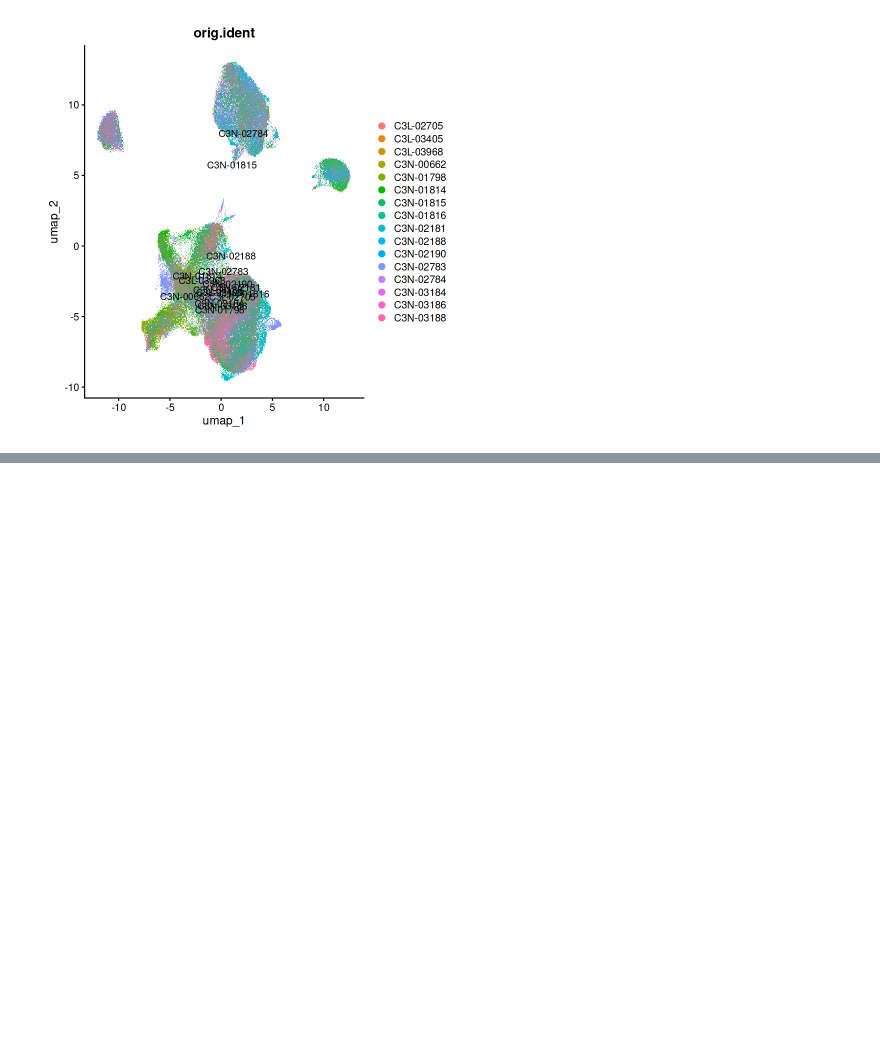
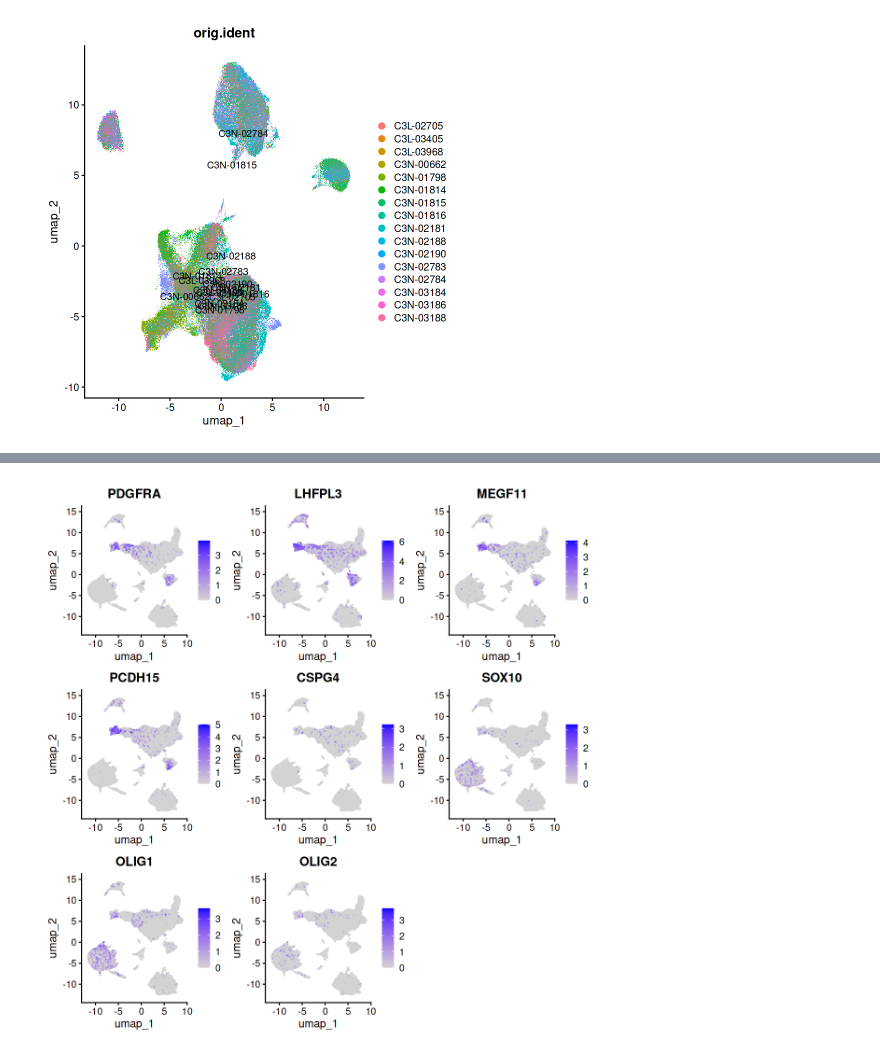
Before and after one commit to JiehoonKwak/crisprscreen, a Jupyter notebook: notebooks/cptac/preprocessR.ipynb, the cells around one changed output, grey strips where cells are left out. Cells and saved outputs as stored; diff of their text form; code cells hidden in the pictures; blank space fills up the shorter version.

```diff
--- a/notebooks/cptac/preprocessR.ipynb
+++ b/notebooks/cptac/preprocessR.ipynb
@@ -403,0 +442,4 @@ Active assay: RNA (39817 features, 2000 variable features)
+# %%
+FeaturePlot(obj, c("PDGFRA", "LHFPL3", "MEGF11", "PCDH15", "CSPG4", "SOX10", "OLIG1", "OLIG2"))
+# %% [output]
+[figure, added]
```
Also changed, not shown: parts of 11 cells of this notebook, 1 other file.
